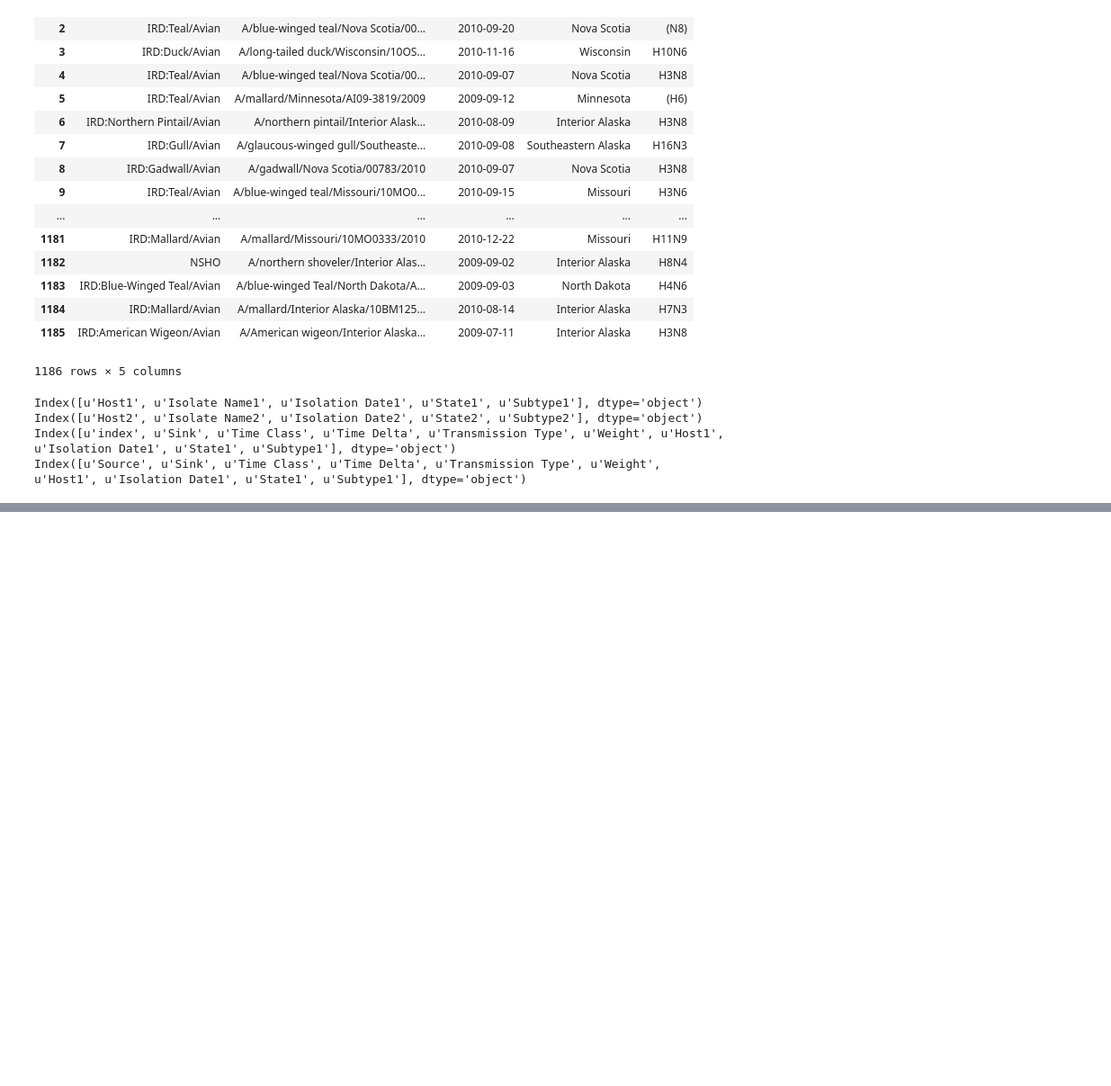
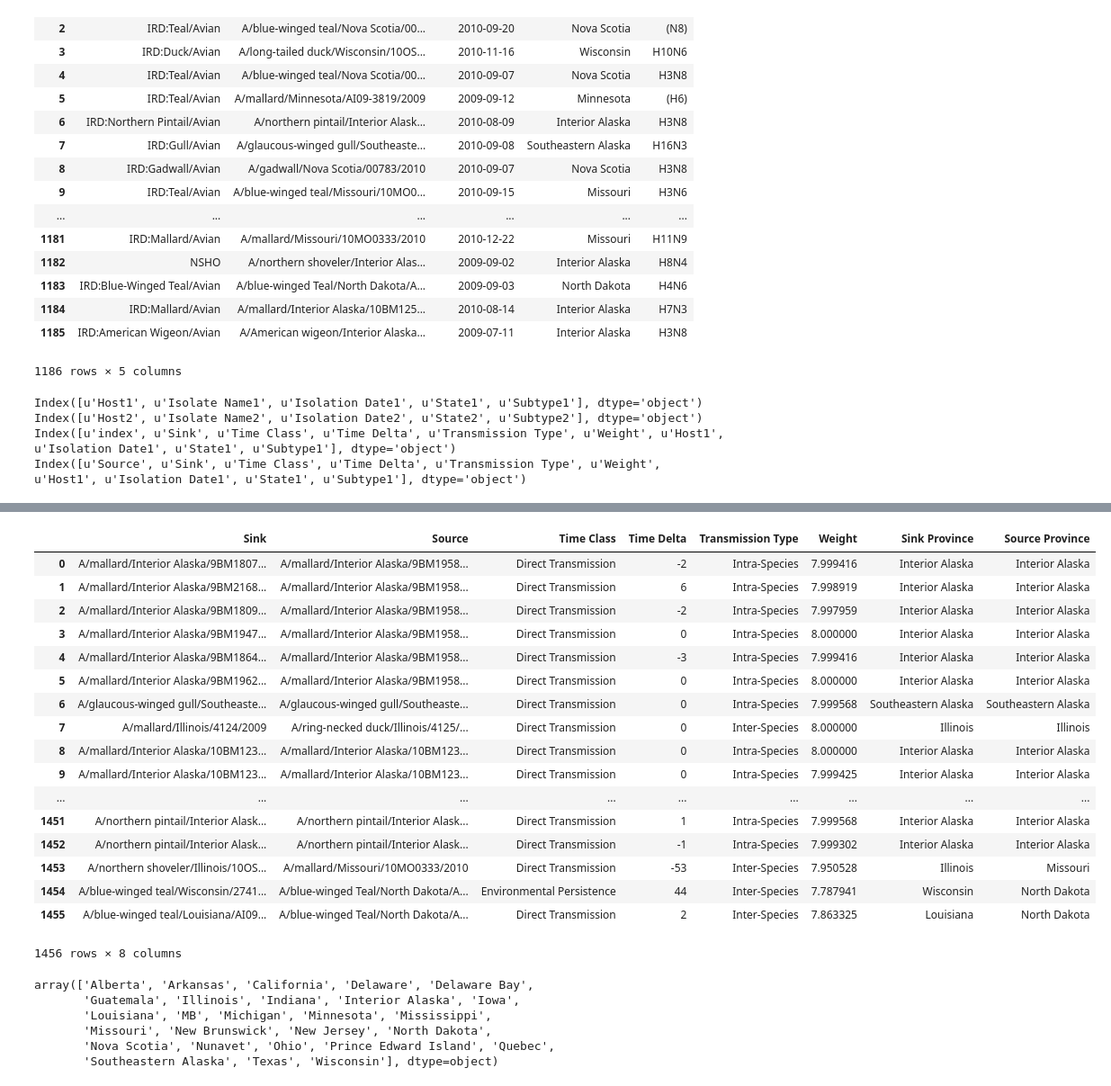
Before and after one commit to runstadler-lab/Minto-SeqTrack-Analysis, a Jupyter notebook: 3.10 - NetworkX - Generate Network for Individual Viruses.ipynb, the cells around one changed output, grey strips where cells are left out. Shown at 90% size. Saved outputs shown, nothing was run; the diff lists cells and outputs as text; code cells hidden in the pictures; blank space fills up the shorter version.

Commit message:
Updated for analysis

```diff
--- a/3.10 - NetworkX - Generate Network for Individual Viruses.ipynb
+++ b/3.10 - NetworkX - Generate Network for Individual Viruses.ipynb
@@ -87,22 +82,6 @@ len(G.nodes())
 # %%
 for row in data[data['PWI'] > 7.0].iterrows():
-#     print row[1]
-#     dsplit1 = str(row[1]['Collection Date1']).split(' ')[0].split('-')
-#     dsplit2 = str(row[1]['Collection Date2']).split(' ')[0].split('-')
-
-#     G.add_node(row[1]['Isolate1'],
-#                host=row[1]['Host Species1'],
-#                isolation_date=serialize_date(datetime.date(int(dsplit1[0]), int(dsplit1[1]), int(dsplit1[2]))),
-#                subtype=row[1]['Subtype1'],
-#                country=row[1]['Country1'],
-#                state=row[1]['State/Province1'])
-#     G.add_node(row[1]['Isolate2'],
-#                host=row[1]['Host Species2'],
-#                isolation_date=serialize_date(datetime.date(int(dsplit2[0]), int(dsplit2[1]), int(dsplit2[2]))),
-#                subtype=row[1]['Subtype2'],
-#                country=row[1]['Country2'],
-#                state=row[1]['State/Province2'])
-    if row[1]['Time Delta'] > -7:
+    if row[1]['Time Delta'] >= -7:
         if row[1]['Host Species1'] == row[1]['Host Species2']:
             G.add_edge(row[1]['Isolate1'],
                        row[1]['Isolate2'],
@@ -162,3 +128,9 @@ for node in G.nodes():
+# %%
+reassortants = []
+for node in G.nodes():
+    if len(G.in_edges(node)) == 0:
+        reassortants.append(node)
+pd.Series(reassortants).to_csv('Reassortants by Network Analysis.csv')
 # %%
 print len(G.edges())
 # %% [output]
@@ -170,14 +140,14 @@ print G.edges(data=True)
 # %%
 from datetime import timedelta
 for edge in G.edges(data=True):
-    if len(edge[2]['time_delta'].split(',')) == 2:
-        days = edge[2]['time_delta'].split(',')[0].split(' ')[0]
-        days = int(days)
-    else:
-        days = 0
+#     if len(edge[2]['time_delta'].split(',')) == 2:
+#         days = edge[2]['time_delta'].split(',')[0].split(' ')[0]
+#         days = int(days)
+#     else:
+#         days = 0
 
-    if timedelta(days) > timedelta(15):
+    if edge[2]['time_delta'] > 15:
         edge[2]['tr_timeclass'] = "Environmental Persistence"
-    if timedelta(days) <= timedelta(15):
+    if edge[2]['time_delta'] <= 15:
         edge[2]['tr_timeclass'] = "Direct Transmission"
 # %%
@@ -296,0 +273,5 @@ Index([u'Source', u'Sink', u'Time Class', u'Time Delta', u'Transmission Type', u
+# %%
+df_edges['Sink Province'] = df_edges['Sink'].str.split('/').str[2]
+df_edges['Source Province'] = df_edges['Source'].str.split('/').str[2]
+df_edges['Time Delta'] = df_edges['Time Delta'].astype('int')
+df_edges[(df_edges['Source Province'] == 'Interior Alaska')].groupby('Sink Province').agg(['count', 'mean'])
@@ -296,0 +290,30 @@ Index([u'Source', u'Sink', u'Time Class', u'Time Delta', u'Transmission Type', u
+# %%
+df_edges
+# %% [output]
+|  | Sink | Source | Time Class | Time Delta | Transmission Type | Weight | Sink Province | Source Province |
+| 0 | A/mallard/Interior Alaska/9BM1807... | A/mallard/Interior Alaska/9BM1958... | Direct Transmission | -2 | Intra-Species | 7.999416 | Interior Alaska | Interior Alaska |
+| 1 | A/mallard/Interior Alaska/9BM2168... | A/mallard/Interior Alaska/9BM1958... | Direct Transmission | 6 | Intra-Species | 7.998919 | Interior Alaska | Interior Alaska |
+| 2 | A/mallard/Interior Alaska/9BM1809... | A/mallard/Interior Alaska/9BM1958... | Direct Transmission | -2 | Intra-Species | 7.997959 | Interior Alaska | Interior Alaska |
+| 3 | A/mallard/Interior Alaska/9BM1947... | A/mallard/Interior Alaska/9BM1958... | Direct Transmission | 0 | Intra-Species | 8.000000 | Interior Alaska | Interior Alaska |
+| 4 | A/mallard/Interior Alaska/9BM1864... | A/mallard/Interior Alaska/9BM1958... | Direct Transmission | -3 | Intra-Species | 7.999416 | Interior Alaska | Interior Alaska |
+| 5 | A/mallard/Interior Alaska/9BM1962... | A/mallard/Interior Alaska/9BM1958... | Direct Transmission | 0 | Intra-Species | 8.000000 | Interior Alaska | Interior Alaska |
+| 6 | A/glaucous-winged gull/Southeaste... | A/glaucous-winged gull/Southeaste... | Direct Transmission | 0 | Intra-Species | 7.999568 | Southeastern Alaska | Southeastern Alaska |
+| 7 | A/mallard/Illinois/4124/2009 | A/ring-necked duck/Illinois/4125/... | Direct Transmission | 0 | Inter-Species | 8.000000 | Illinois | Illinois |
+| 8 | A/mallard/Interior Alaska/10BM123... | A/mallard/Interior Alaska/10BM123... | Direct Transmission | 0 | Intra-Species | 8.000000 | Interior Alaska | Interior Alaska |
+| 9 | A/mallard/Interior Alaska/10BM123... | A/mallard/Interior Alaska/10BM123... | Direct Transmission | 0 | Intra-Species | 7.999425 | Interior Alaska | Interior Alaska |
+| ... | ... | ... | ... | ... | ... | ... | ... | ... |
+| 1451 | A/northern pintail/Interior Alask... | A/northern pintail/Interior Alask... | Direct Transmission | 1 | Intra-Species | 7.999568 | Interior Alaska | Interior Alaska |
+| 1452 | A/northern pintail/Interior Alask... | A/northern pintail/Interior Alask... | Direct Transmission | -1 | Intra-Species | 7.999302 | Interior Alaska | Interior Alaska |
+| 1453 | A/northern shoveler/Illinois/10OS... | A/mallard/Missouri/10MO0333/2010 | Direct Transmission | -53 | Inter-Species | 7.950528 | Illinois | Missouri |
+| 1454 | A/blue-winged teal/Wisconsin/2741... | A/blue-winged Teal/North Dakota/A... | Environmental Persistence | 44 | Inter-Species | 7.787941 | Wisconsin | North Dakota |
+| 1455 | A/blue-winged teal/Louisiana/AI09... | A/blue-winged Teal/North Dakota/A... | Direct Transmission | 2 | Inter-Species | 7.863325 | Louisiana | North Dakota |
+1456 rows × 8 columns
+# %%
+np.unique(df_edges['Sink Province'].values)
+# %% [output]
+array(['Alberta', 'Arkansas', 'California', 'Delaware', 'Delaware Bay',
+       'Guatemala', 'Illinois', 'Indiana', 'Interior Alaska', 'Iowa',
+       'Louisiana', 'MB', 'Michigan', 'Minnesota', 'Mississippi',
+       'Missouri', 'New Brunswick', 'New Jersey', 'North Dakota',
+       'Nova Scotia', 'Nunavet', 'Ohio', 'Prince Edward Island', 'Quebec',
+       'Southeastern Alaska', 'Texas', 'Wisconsin'], dtype=object)
```
Also changed, not shown: parts of 15 cells of this notebook, 7 other files.
